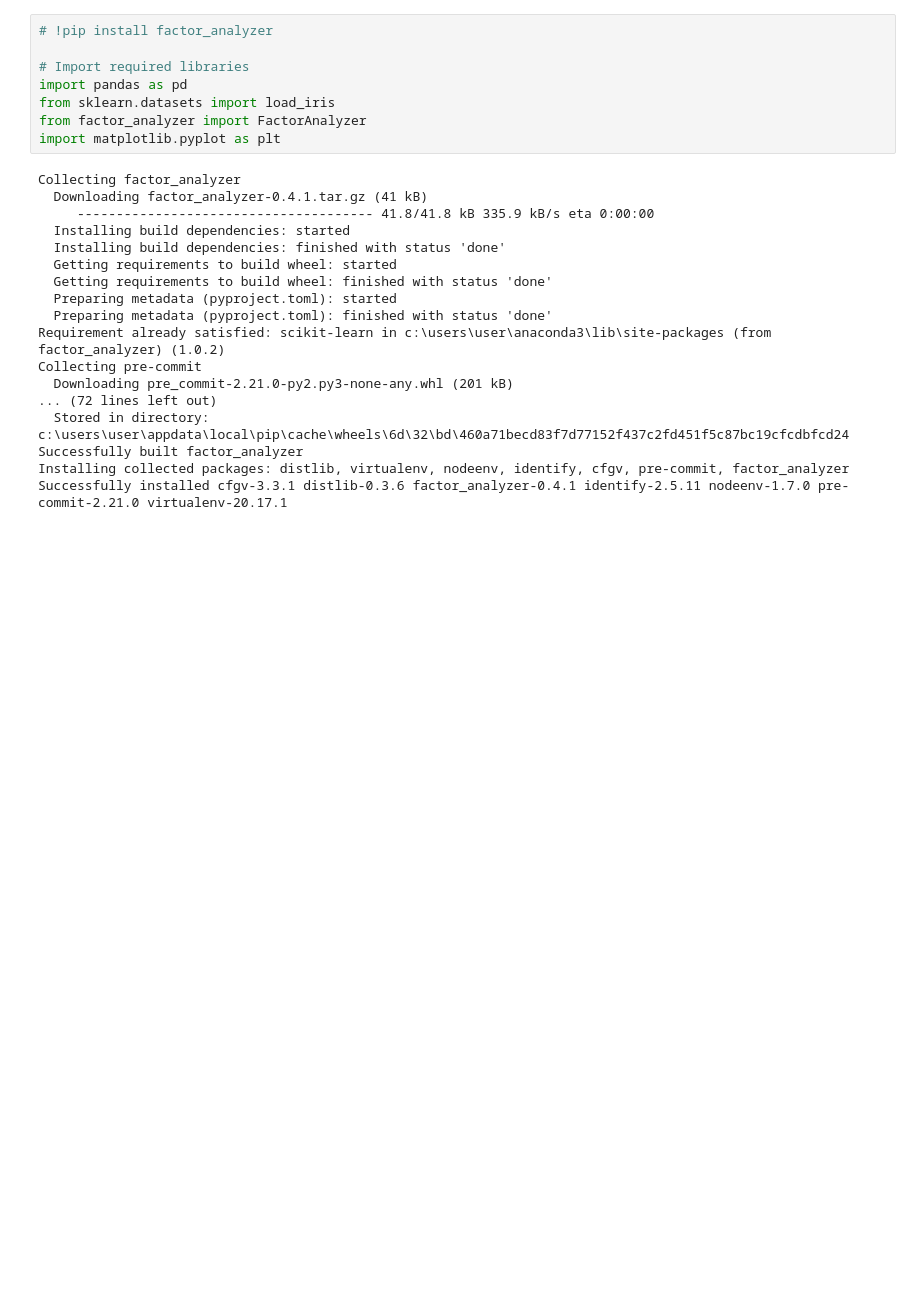
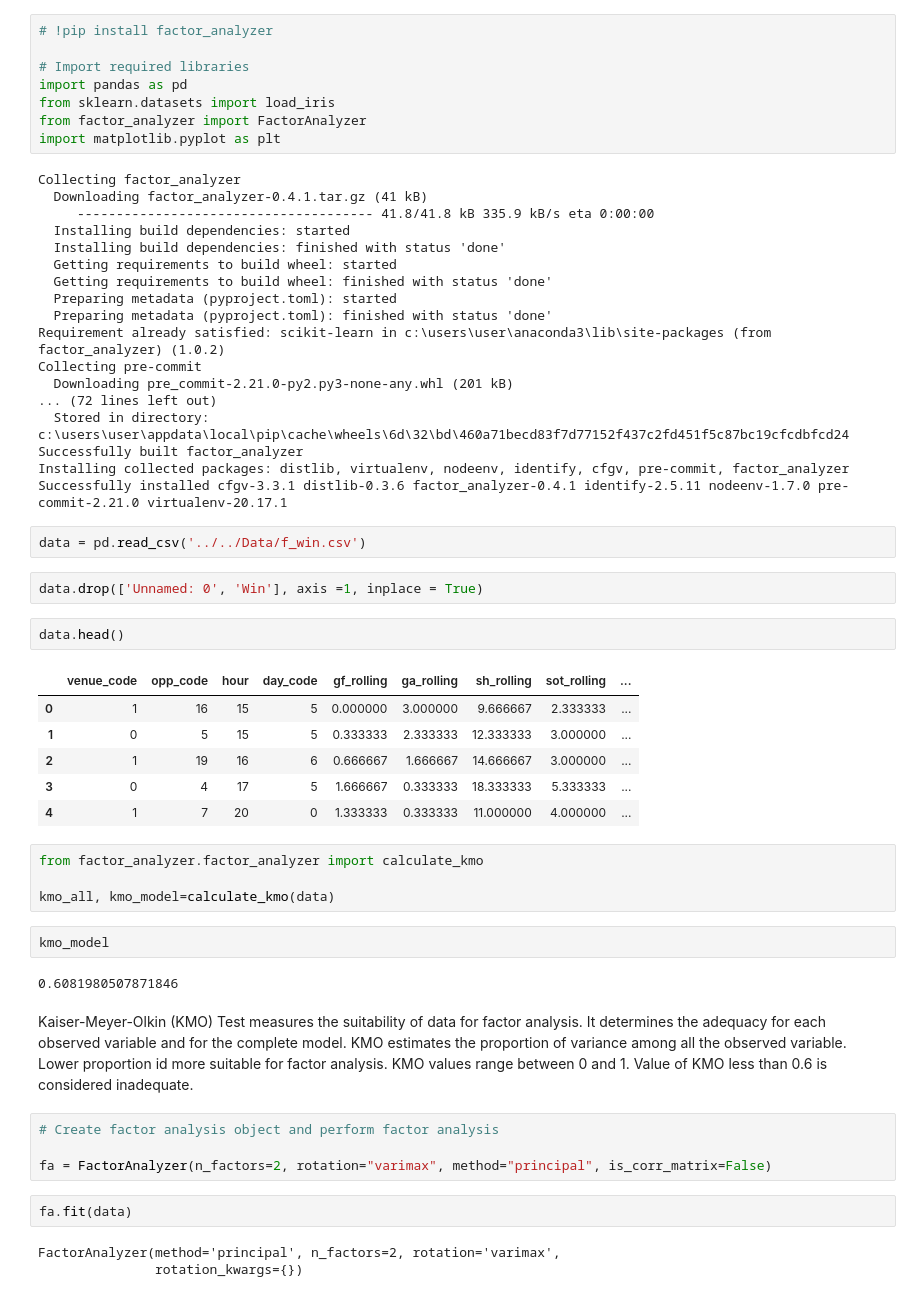
Before and after one commit to AmirJlr/Data-Science-Algorithms-FUM, a Jupyter notebook: Linear Model/FA/factor analysis 1 .ipynb, the cells around one changed output. Drawn from its saved outputs; the diff is of its cells as text; blank space fills up the shorter version.

```diff
--- a/Linear Model/FA/factor analysis 1 .ipynb
+++ b/Linear Model/FA/factor analysis 1 .ipynb
@@ -24,3 +24,35 @@ Collecting pre-commit
 Successfully built factor_analyzer
 Installing collected packages: distlib, virtualenv, nodeenv, identify, cfgv, pre-commit, factor_analyzer
 Successfully installed cfgv-3.3.1 distlib-0.3.6 factor_analyzer-0.4.1 identify-2.5.11 nodeenv-1.7.0 pre-commit-2.21.0 virtualenv-20.17.1
+# %%
+data = pd.read_csv('../../Data/f_win.csv')
+# %%
+data.drop(['Unnamed: 0', 'Win'], axis =1, inplace = True)
+# %%
+data.head()
+# %% [output]
+|  | venue_code | opp_code | hour | day_code | gf_rolling | ga_rolling | sh_rolling | sot_rolling | ... |
+| 0 | 1 | 16 | 15 | 5 | 0.000000 | 3.000000 | 9.666667 | 2.333333 | ... |
+| 1 | 0 | 5 | 15 | 5 | 0.333333 | 2.333333 | 12.333333 | 3.000000 | ... |
+| 2 | 1 | 19 | 16 | 6 | 0.666667 | 1.666667 | 14.666667 | 3.000000 | ... |
+| 3 | 0 | 4 | 17 | 5 | 1.666667 | 0.333333 | 18.333333 | 5.333333 | ... |
+| 4 | 1 | 7 | 20 | 0 | 1.333333 | 0.333333 | 11.000000 | 4.000000 | ... |
+# %%
+from factor_analyzer.factor_analyzer import calculate_kmo
+
+kmo_all, kmo_model=calculate_kmo(data)
+# %%
+kmo_model
+# %% [output]
+0.6081980507871846
+# %% [markdown]
+Kaiser-Meyer-Olkin (KMO) Test measures the suitability of data for factor analysis. It determines the adequacy for each observed variable and for the complete model. KMO estimates the proportion of variance among all the observed variable. Lower proportion id more suitable for factor analysis. KMO values range between 0 and 1. Value of KMO less than 0.6 is considered inadequate.
+# %%
+# Create factor analysis object and perform factor analysis
+
+fa = FactorAnalyzer(n_factors=2, rotation="varimax", method="principal", is_corr_matrix=False)
+# %%
+fa.fit(data)
+# %% [output]
+FactorAnalyzer(method='principal', n_factors=2, rotation='varimax',
+               rotation_kwargs={})
```
Also changed, not shown: parts of 7 cells of this notebook.
